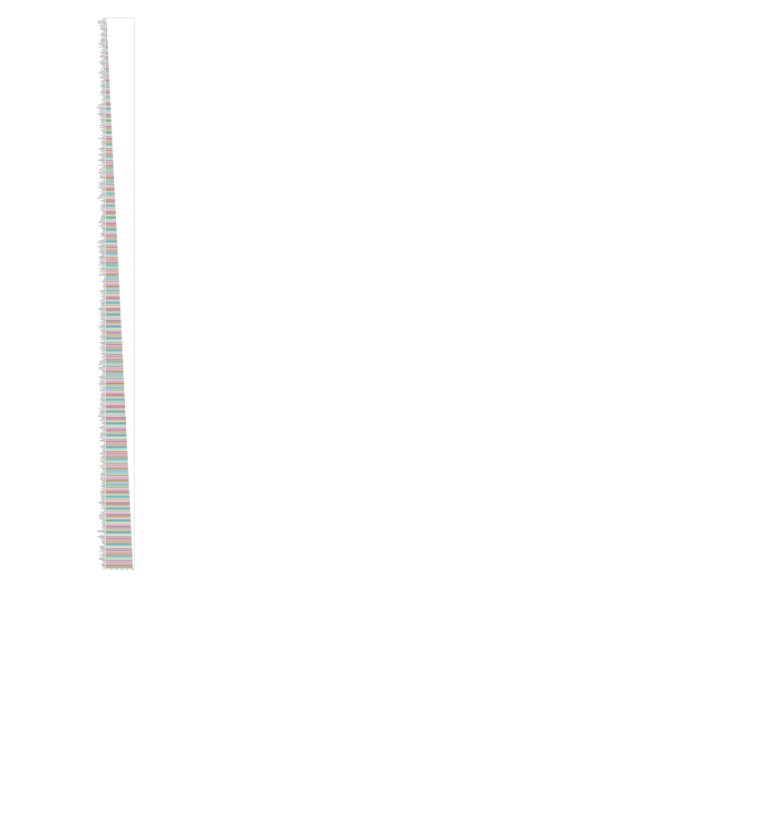
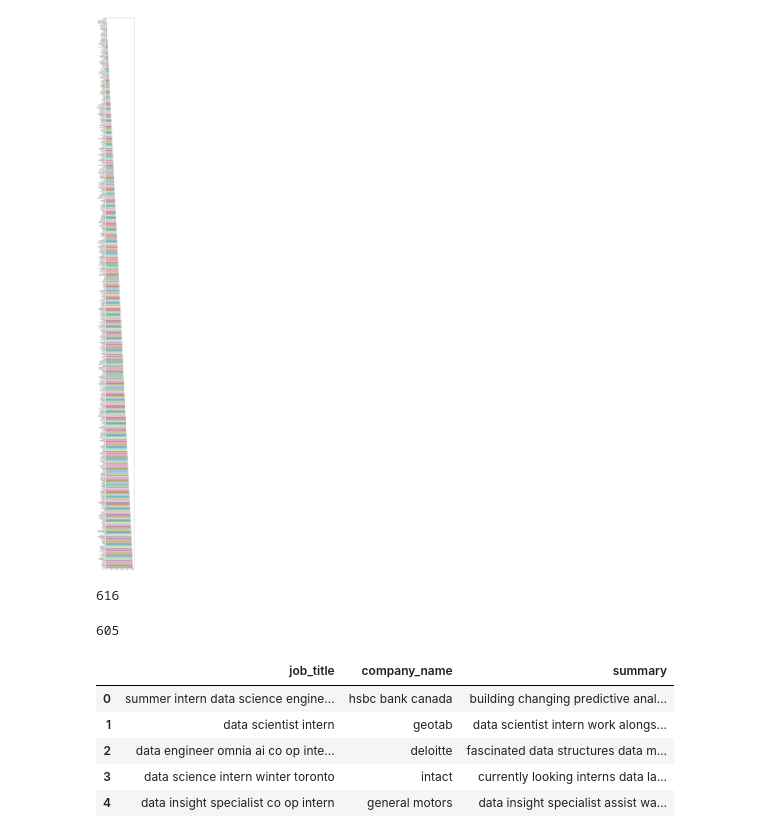
Before and after one commit to jodiqiao/internship_analysis, a Jupyter notebook: title_summary_nlp_test.ipynb, the cells around one changed output. Cells and saved outputs as stored; diff of their text form; code cells hidden in the pictures; blank space fills up the shorter version.

Commit message:
finished cleaning tokenized high volume job title keyword rows

```diff
--- a/title_summary_nlp_test.ipynb
+++ b/title_summary_nlp_test.ipynb
@@ -64,7 +64,7 @@ top_vacab.plot(kind = 'barh', figsize=(5,100))
 <matplotlib.axes._subplots.AxesSubplot at 0x...>
 [figure]
 # %%
-# potentially usable
+# potentially usable (high volume)
 workable_title_vocab = ["web",
                         "ux",
                         "undergraduate",
@@ -88,7 +88,6 @@ workable_title_vocab = ["web",
                         "programmer",
                         "program",
                         "predictive",
-                        "op",
                         "modelling",
                         "machine",
                         "learning",
@@ -102,3 +101,32 @@ workable_title_vocab = ["web",
                         "analyst",
                         "analysis"
                        ]
+# %%
+import re
+searchfor = workable_title_vocab
+s = df.job_title.str.contains('|'.join(searchfor))
+df2 = df[s]
+# %%
+len(df)
+len(df2)
+# %% [output]
+616
+# %%
+# https://towardsdatascience.com/how-to-filter-rows-of-a-pandas-dataframe-by-column-value-51996ea621f8
+# filtered for job titles containing tokens in list
+
+df2 = df2.drop_duplicates()
+# %%
+len(df2) # somehow have dupes here again? .. ok
+# %% [output]
+605
+# %%
+df2 = df2.reset_index(drop=True)
+df2.head()
+# %% [output]
+|  | job_title | company_name | summary |
+| 0 | summer intern data science engine... | hsbc bank canada | building changing predictive anal... |
+| 1 | data scientist intern | geotab | data scientist intern work alongs... |
+| 2 | data engineer omnia ai co op inte... | deloitte | fascinated data structures data m... |
+| 3 | data science intern winter toronto | intact | currently looking interns data la... |
+| 4 | data insight specialist co op intern | general motors | data insight specialist assist wa... |
```
Also changed, not shown: 1 other file.
